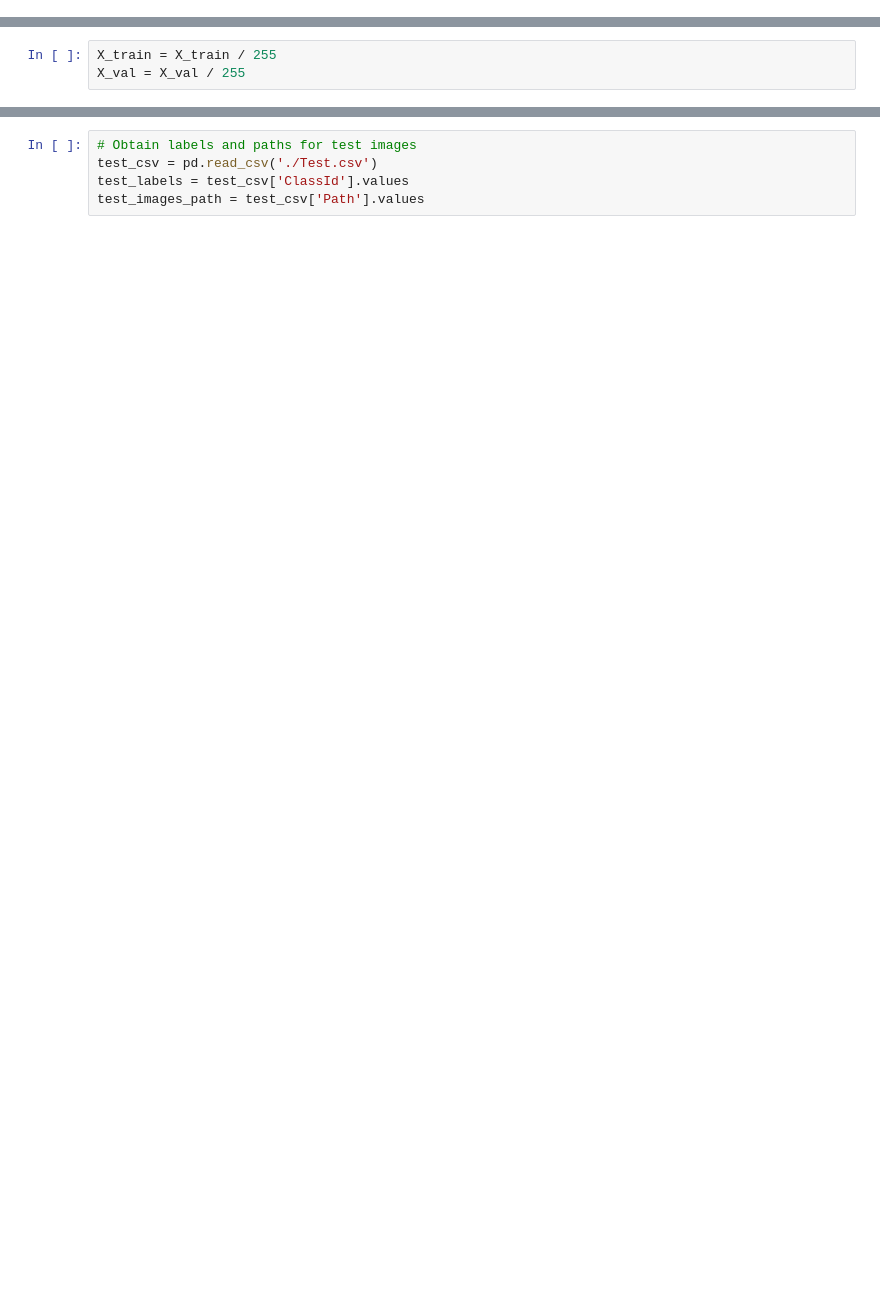
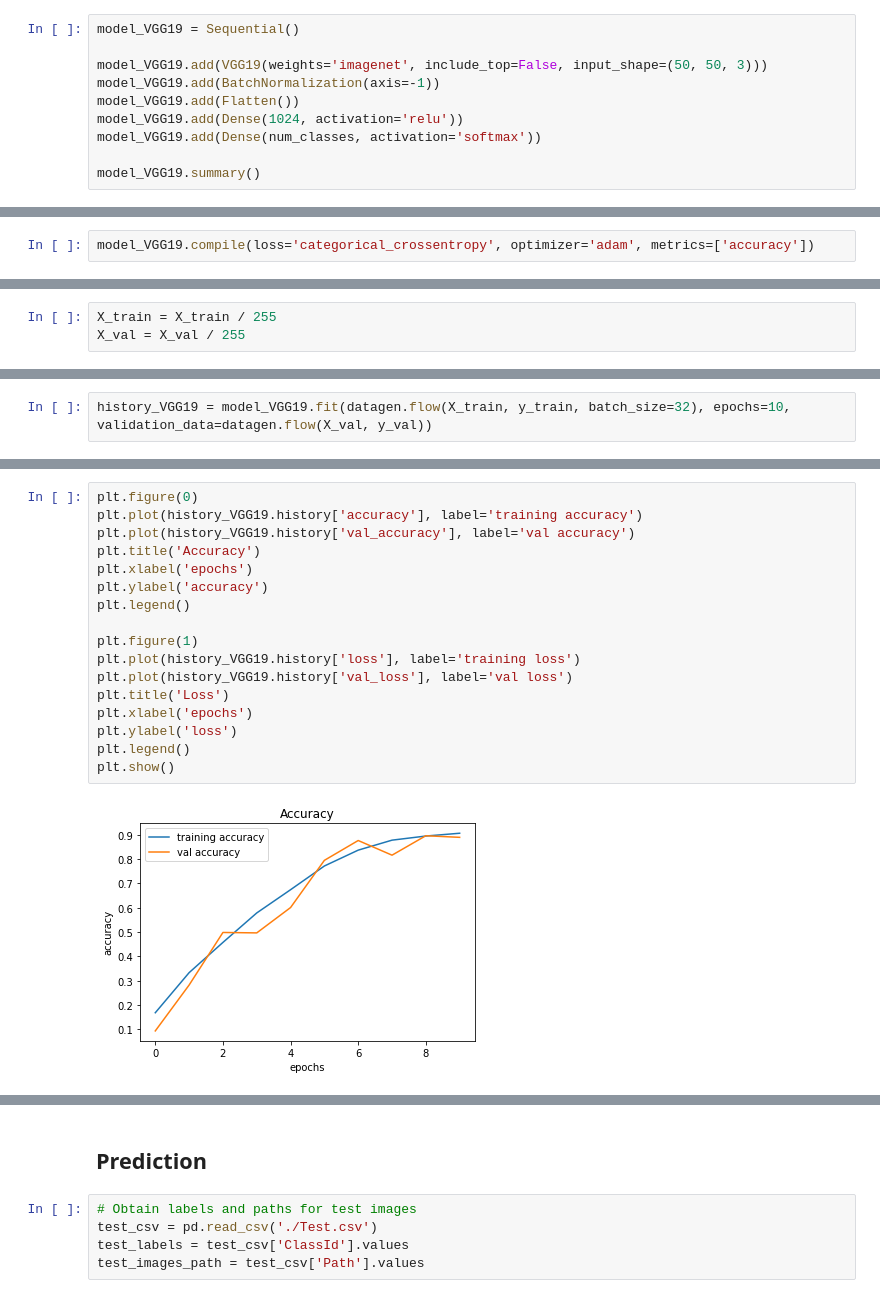
Before and after one commit to AlexJin0418/traffic-sign-recognition, a Jupyter notebook: traffic_sign_notebook.ipynb, the cells around one changed output, grey strips where cells are left out. Saved outputs shown, nothing was run; the diff lists cells and outputs as text; blank space fills up the shorter version.

```diff
--- a/traffic_sign_notebook.ipynb
+++ b/traffic_sign_notebook.ipynb
@@ -242,0 +249,10 @@ model.compile(loss='categorical_crossentropy', optimizer='adam', metrics=['accur
+# %%
+model_VGG19 = Sequential()
+
+model_VGG19.add(VGG19(weights='imagenet', include_top=False, input_shape=(50, 50, 3)))
+model_VGG19.add(BatchNormalization(axis=-1))
+model_VGG19.add(Flatten())
+model_VGG19.add(Dense(1024, activation='relu'))
+model_VGG19.add(Dense(num_classes, activation='softmax'))
+
+model_VGG19.summary()
@@ -243,3 +280,5 @@ model.compile(loss='categorical_crossentropy', optimizer='adam', metrics=['accur
+# %%
+model_VGG19.compile(loss='categorical_crossentropy', optimizer='adam', metrics=['accuracy'])
 # %% [markdown]
 [Back to top](#top)
 # %% [markdown]
@@ -318,0 +360,2 @@ plt.show()
+# %%
+history_VGG19 = model_VGG19.fit(datagen.flow(X_train, y_train, batch_size=32), epochs=10, validation_data=datagen.flow(X_val, y_val))
@@ -318,0 +383,19 @@ plt.show()
+# %%
+plt.figure(0)
+plt.plot(history_VGG19.history['accuracy'], label='training accuracy')
+plt.plot(history_VGG19.history['val_accuracy'], label='val accuracy')
+plt.title('Accuracy')
+plt.xlabel('epochs')
+plt.ylabel('accuracy')
+plt.legend()
+
+plt.figure(1)
+plt.plot(history_VGG19.history['loss'], label='training loss')
+plt.plot(history_VGG19.history['val_loss'], label='val loss')
+plt.title('Loss')
+plt.xlabel('epochs')
+plt.ylabel('loss')
+plt.legend()
+plt.show()
+# %% [output]
+[figure, added]
@@ -319,3 +403,5 @@ plt.show()
+# %% [markdown]
+## Prediction
 # %%
 # Obtain labels and paths for test images
 test_csv = pd.read_csv('./Test.csv')
```
Also changed, not shown: parts of 22 cells of this notebook, 1 other file.
